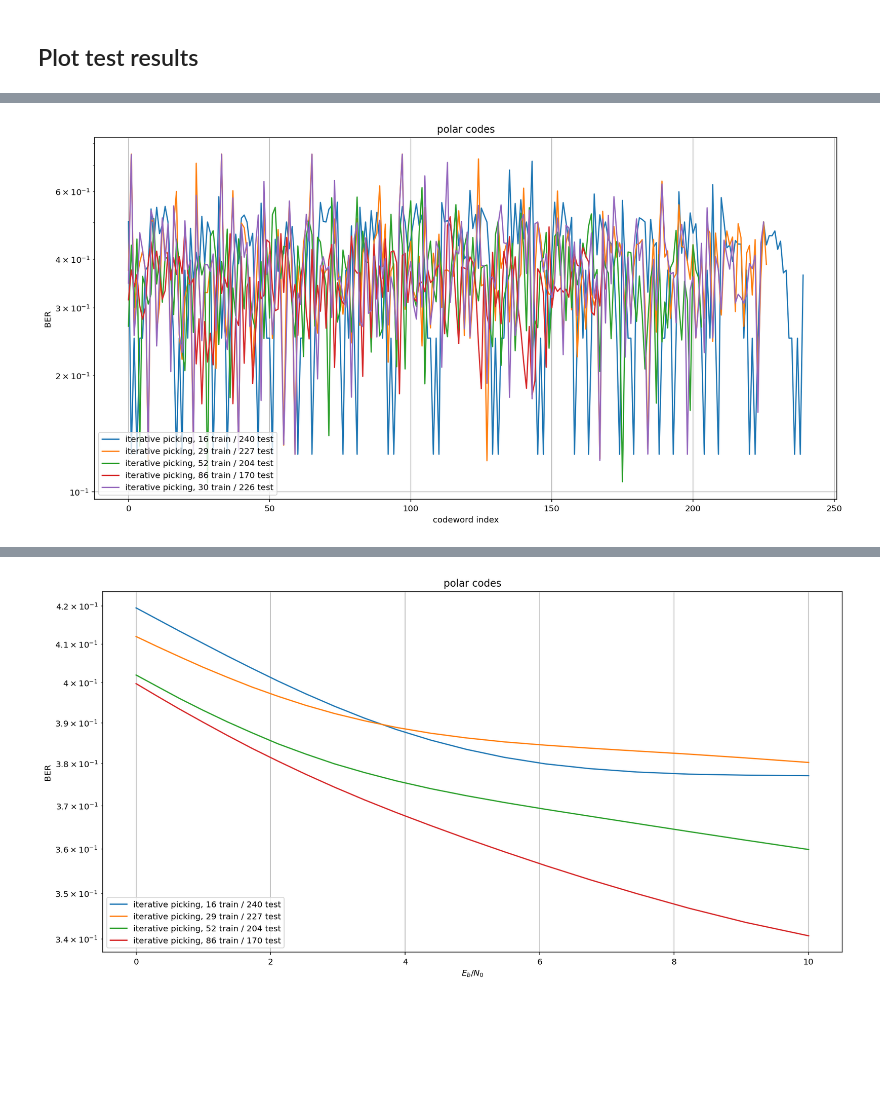
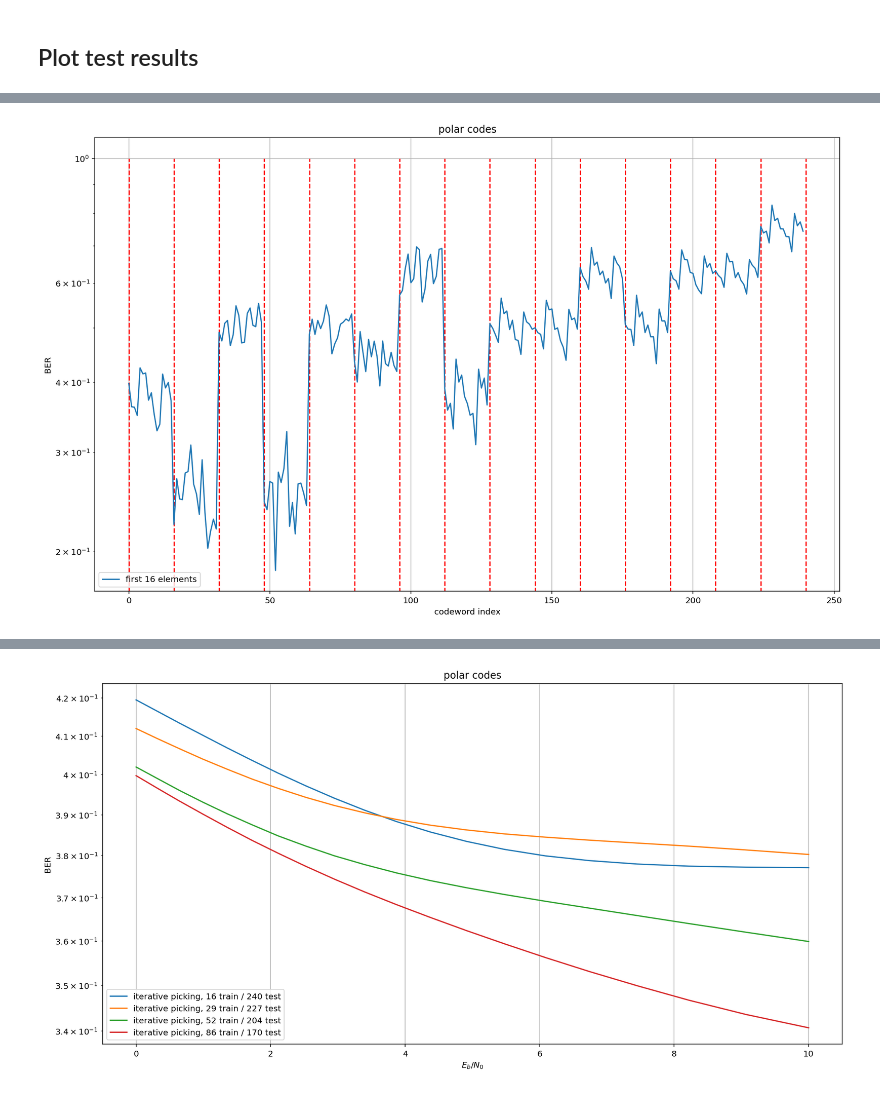
Before and after one commit to DArtemasov/DL-ChannelDecoding, a Jupyter notebook: notebooks/Codebook.ipynb, the cells around one changed output, grey strips where cells are left out. Cells and saved outputs as stored; diff of their text form; code cells hidden in the pictures; blank space fills up the shorter version.

```diff
--- a/notebooks/Codebook.ipynb
+++ b/notebooks/Codebook.ipynb
@@ -638,0 +884,5 @@ Decoding SNR: 20/20, CW: 128/128
+# %%
+%%time
+model, decoder = update_model('dense-128-64-32')
+history = model.fit(codewords_train, inputs_train, batch_size=batch_size, epochs=nb_epoch,
+                    shuffle=True, verbose=0, callbacks=[TqdmCallback(verbose=0)])
@@ -638,0 +895,29 @@ Decoding SNR: 20/20, CW: 128/128
+# %%
+exp_descr.append('random 86 elements')                                          # Add legend
+nb_errors = np.append(nb_errors, np.zeros((1, 2**k, len(sigmas))), axis=0)     # Add row for new data
+nb_bits = np.append(nb_bits, np.zeros((1, 2**k, len(sigmas))), axis=0)     # Add row for new data
+
+for i in range(0,len(sigmas)):
+
+    x_test = np.zeros((d_test.shape[0], N), dtype=bool)
+    u_test = np.zeros((d_test.shape[0], N), dtype=bool)
+
+    u_test[:, log_vector] = d_test
+    for ii in range(0,d_test.shape[0]):
+
+        print(f'Decoding SNR: {i+1}/{len(sigmas)}, CW: {ii+1}/{d_test.shape[0]}   ', end="\r")
+
+        x_test[ii] = polar_transform_iter(u_test[ii])
+        d_test_batch = np.tile(d_test[ii], (test_batch, 1))
+        x_test_batch = np.tile(x_test[ii], (test_batch, 1))
+
+
+        # Modulator (BPSK)
+        s_test = -2*x_test_batch + 1
+
+        # Channel (AWGN)
+        y_test = s_test + sigmas[i]*np.random.standard_normal(s_test.shape)
+
+
+        nb_bits[nb_bits.shape[0]-1][ii][i] += d_test_batch.size
+        nb_errors[nb_errors.shape[0]-1][ii][i] += decoder.evaluate(y_test, d_test_batch, batch_size=test_batch, verbose=0)[1]
@@ -1136,16 +1478,19 @@ Decoding SNR: 20/20, CW: 226/226
 # %%
-plt.figure(figsize = (16, 8))
-for experiment in range(0, len(exp_descr)):
+legend = []
+plt.figure(figsize = (16, 10))
+for experiment in [5]:
     plt.plot(nb_errors[experiment,:,-1]/nb_bits[experiment,:,-1])
-plt.legend(exp_descr, loc=3)
+    legend.append(exp_descr[experiment])
+plt.vlines([0, 16, 32, 48, 64, 80, 96, 112, 128, 144, 160, 176, 192, 208, 224, 240], 0, 1, linestyles='dashed', colors='red')
+plt.legend(legend, loc=3)
 plt.yscale('log')
 plt.xlabel('codeword index')
 plt.ylabel('BER')
 plt.grid(True)
 plt.title(f'{code} codes')
 plt.show()
 # %% [output]
-[figure, old version]
+[figure, new version]
 # %%
 ber = np.sum(nb_errors, axis=1) / np.sum(nb_bits, axis=1)
 
```
Also changed, not shown: parts of 127 cells of this notebook, 30 other files.
